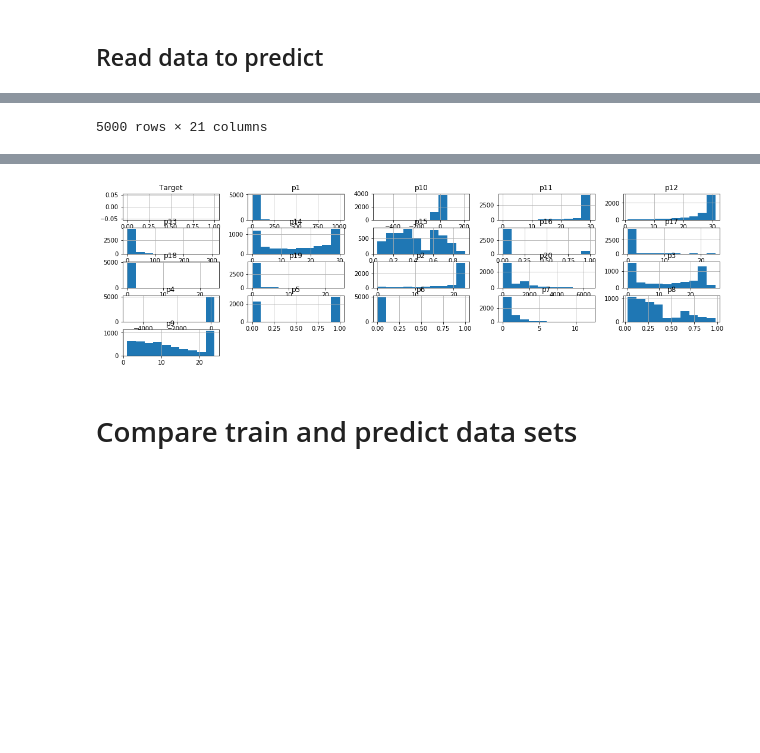
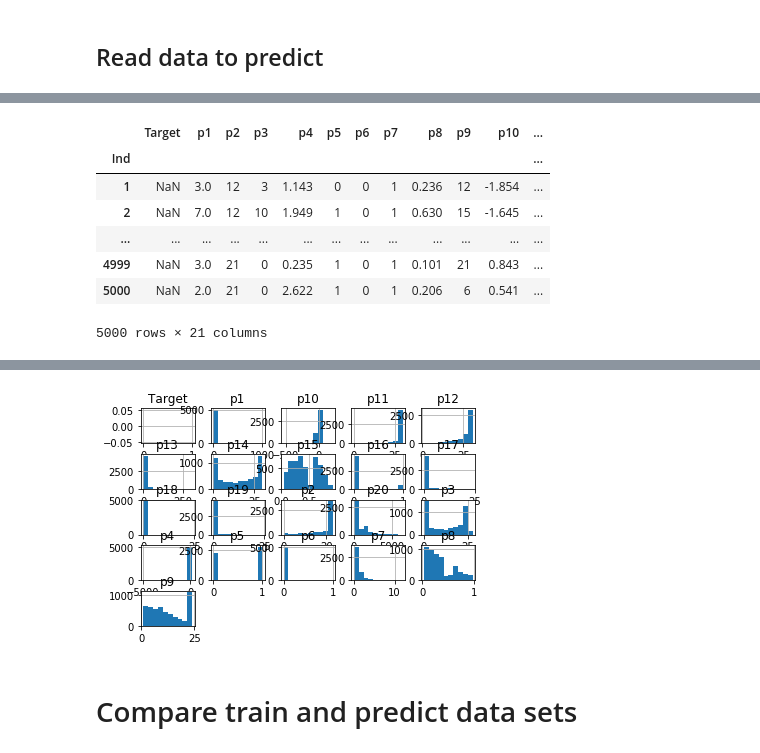
Before and after one commit to anatol-grabowski/test_task_plans_data, a Jupyter notebook: notebooks/task2.ipynb, the cells around one changed output, grey strips where cells are left out. Cells and saved outputs as stored; diff of their text form; code cells hidden in the pictures; blank space fills up the shorter version.

```diff
--- a/notebooks/task2.ipynb
+++ b/notebooks/task2.ipynb
@@ -8,10 +8,15 @@ import matplotlib.pyplot as plt
 from IPython.display import display, Image, HTML
 import numba
 import seaborn as sns
+import sklearn.datasets, sklearn.neighbors, sklearn.tree, sklearn.neural_network, sklearn.model_selection, \
+       sklearn.preprocessing, sklearn.decomposition, \
+       sklearn.linear_model, sklearn.pipeline, sklearn.metrics, sklearn.impute
+import sklearn_pandas
+import pydotplus
 
 %pylab inline
 pylab.rcParams['figure.figsize'] = (18, 5)
-pd.set_option('display.max_rows', 11)
+pd.set_option('display.max_rows', 1100)
 pd.set_option('display.max_columns', 30)
 # %% [output]
 Populating the interactive namespace from numpy and matplotlib
@@ -61,8 +90,11 @@ There are gaps in data for p15, p18, p19 in the training set.
 ## Read data to predict
 # %%
 original_predict_data = pd.read_excel('../inputs/Задания_1_2.xlsx', sheet_name='Validate', index_col='Ind')
-display(original_predict_data)
+
 display(original_predict_data.describe())
+with pd.option_context('display.max_rows', 5):
+    display(original_predict_data)
+
 original_predict_data.hist();
 # %% [output]
 |  | Target | p1 | p2 | p3 | p4 | p5 | p6 | p7 | p8 | p9 | p10 | ... |
@@ -81 +109,8 @@ original_predict_data.hist();
+|  | Target | p1 | p2 | p3 | p4 | p5 | p6 | p7 | p8 | p9 | p10 | ... |
+| Ind |  |  |  |  |  |  |  |  |  |  |  | ... |
+| 1 | NaN | 3.0 | 12 | 3 | 1.143 | 0 | 0 | 1 | 0.236 | 12 | -1.854 | ... |
+| 2 | NaN | 7.0 | 12 | 10 | 1.949 | 1 | 0 | 1 | 0.630 | 15 | -1.645 | ... |
+| ... | ... | ... | ... | ... | ... | ... | ... | ... | ... | ... | ... | ... |
+| 4999 | NaN | 3.0 | 21 | 0 | 0.235 | 1 | 0 | 1 | 0.101 | 21 | 0.843 | ... |
+| 5000 | NaN | 2.0 | 21 | 0 | 2.622 | 1 | 0 | 1 | 0.206 | 6 | 0.541 | ... |
 5000 rows × 21 columns
@@ -91,4 +117,4 @@ original_predict_data.hist();
-[figure, old version]
+[figure, new version]
 # %% [markdown]
 # Compare train and predict data sets
 # %%
```
Also changed, not shown: parts of 14 cells of this notebook, 3 other files.
